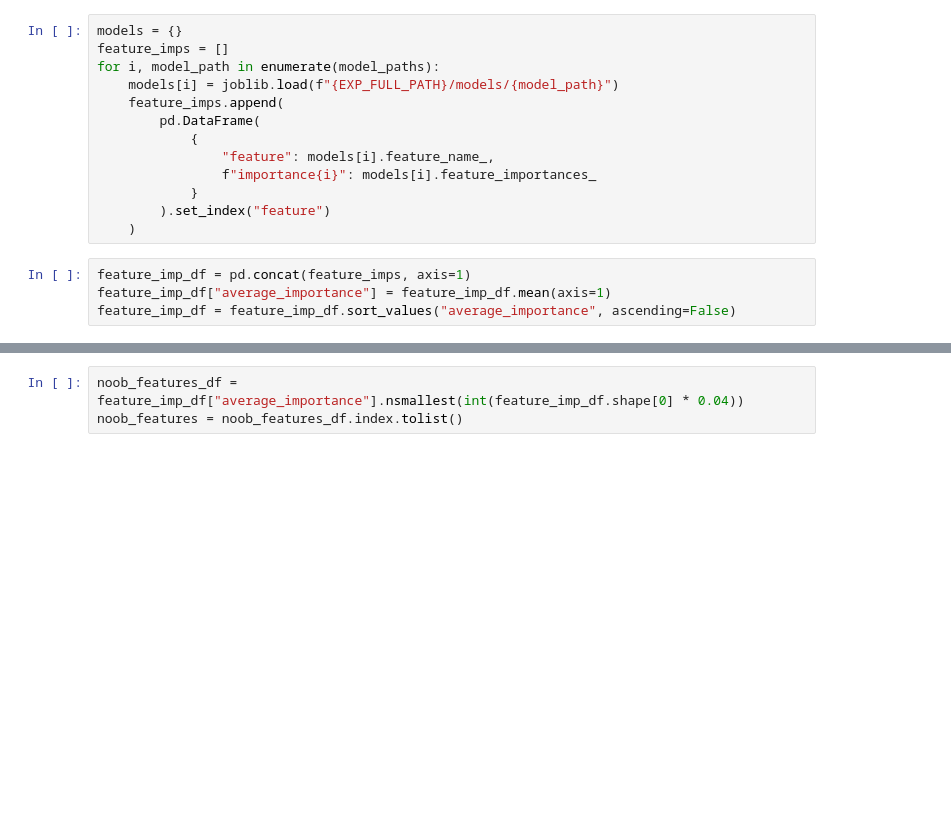
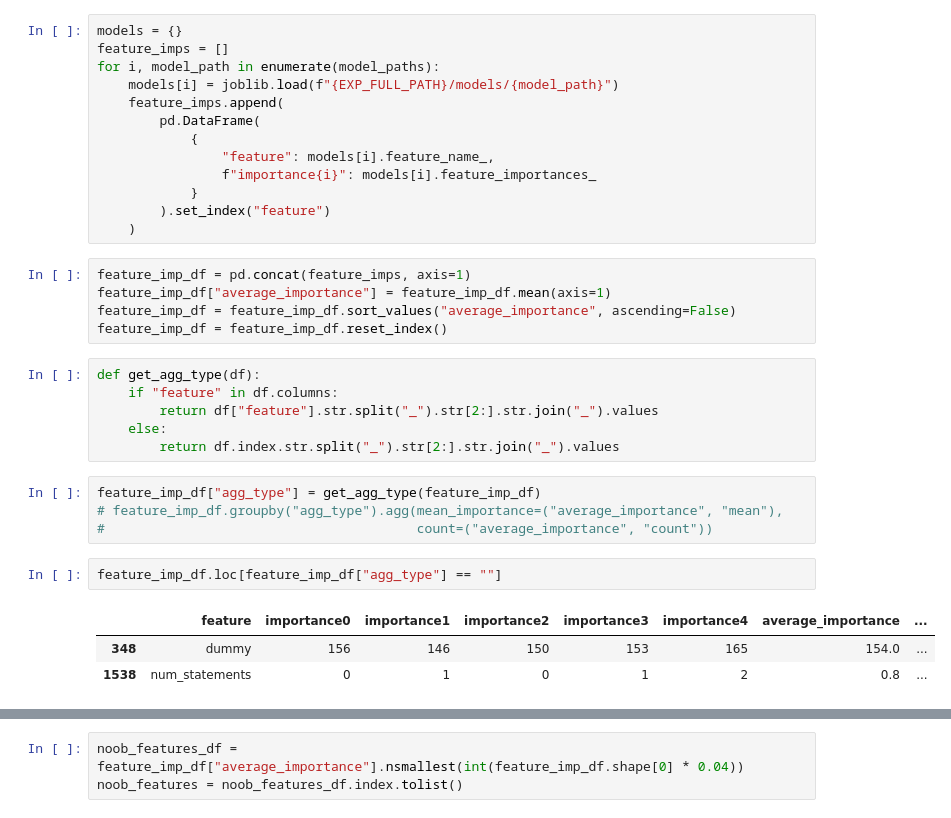
Before and after one commit to waikey-lee/kaggle-amex, a Jupyter notebook: notebooks/evaluation.ipynb, the cells around one changed output, grey strips where cells are left out. Saved outputs shown, nothing was run; the diff lists cells and outputs as text; blank space fills up the shorter version.

```diff
--- a/notebooks/evaluation.ipynb
+++ b/notebooks/evaluation.ipynb
@@ -76,3 +83,20 @@ for i, model_path in enumerate(model_paths):
 feature_imp_df = pd.concat(feature_imps, axis=1)
 feature_imp_df["average_importance"] = feature_imp_df.mean(axis=1)
 feature_imp_df = feature_imp_df.sort_values("average_importance", ascending=False)
+feature_imp_df = feature_imp_df.reset_index()
+# %%
+def get_agg_type(df):
+    if "feature" in df.columns:
+        return df["feature"].str.split("_").str[2:].str.join("_").values
+    else:
+        return df.index.str.split("_").str[2:].str.join("_").values
+# %%
+feature_imp_df["agg_type"] = get_agg_type(feature_imp_df)
+# feature_imp_df.groupby("agg_type").agg(mean_importance=("average_importance", "mean"),
+#                                        count=("average_importance", "count"))
+# %%
+feature_imp_df.loc[feature_imp_df["agg_type"] == ""]
+# %% [output]
+|  | feature | importance0 | importance1 | importance2 | importance3 | importance4 | average_importance | ... |
+| 348 | dummy | 156 | 146 | 150 | 153 | 165 | 154.0 | ... |
+| 1538 | num_statements | 0 | 1 | 0 | 1 | 2 | 0.8 | ... |
```
Also changed, not shown: parts of 41 cells of this notebook.
